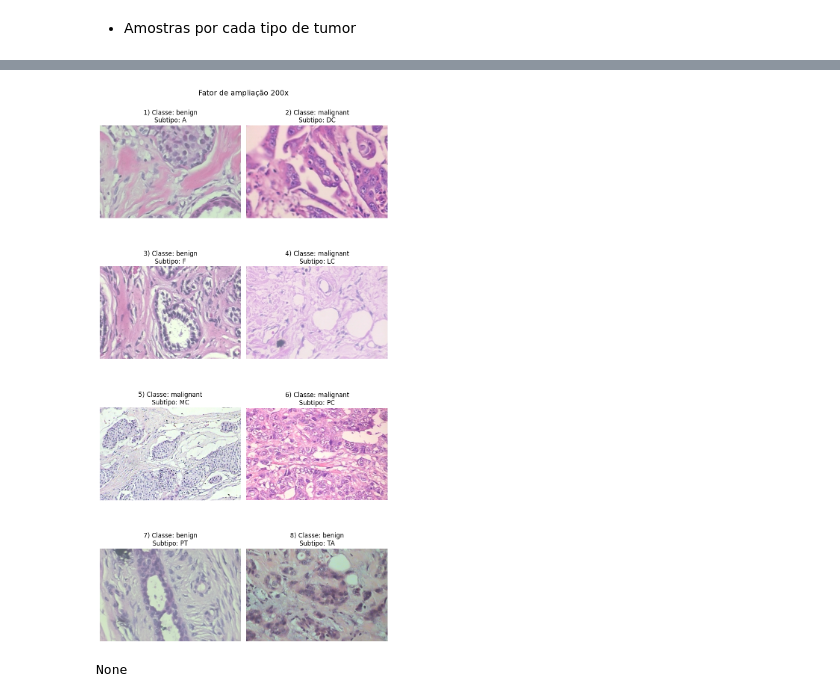
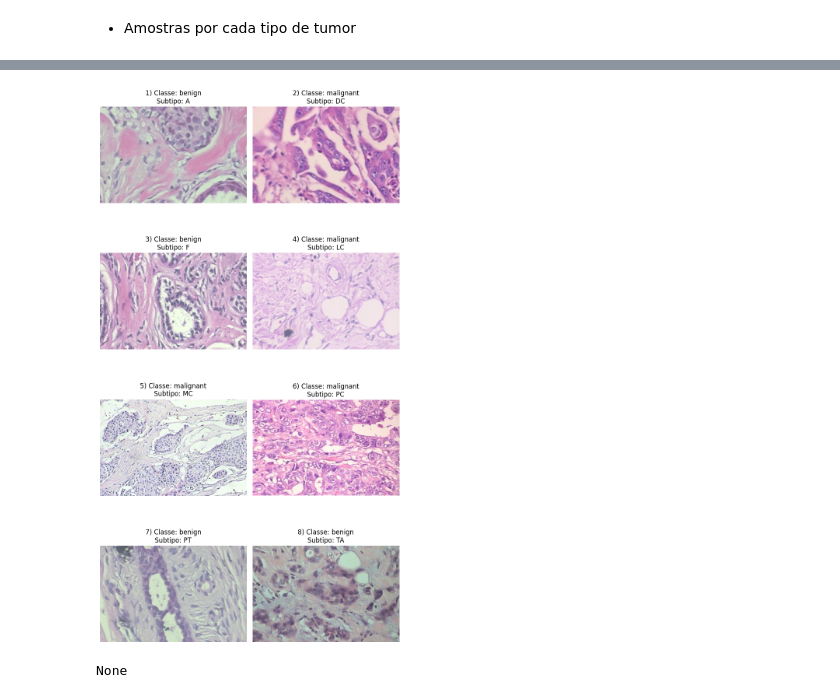
Before and after one commit to geazzy/inteligencia-computacional, a Jupyter notebook: ic-final-project.ipynb, the cells around one changed output, grey strips where cells are left out. Cells and saved outputs as stored; diff of their text form; code cells hidden in the pictures.

```diff
--- a/ic-final-project.ipynb
+++ b/ic-final-project.ipynb
@@ -309,37 +290,37 @@ grouped_df1 = df_x.groupby('tumor_type').first()## mesma imagem em fator de ampl
 image_width = 4
 image_height = 4
 
 # Number of images per row and column
 num_images_per_row = 2
 num_images_per_col = 4
 
 # Create a grid layout
 fig, axes = plt.subplots(num_images_per_col, num_images_per_row, figsize=(num_images_per_row * image_width, num_images_per_col * image_height))
-fig.subplots_adjust(hspace=0.5)  # Adjust the vertical space between subplots
+fig.subplots_adjust(hspace=0.0)  # Adjust the vertical space between subplots
 
 i=0
 for (index, row), ax in zip(grouped_df1.iterrows(), axes.flatten()):
     i=i+1
     img_path = "/kaggle/input/breakhis/BreaKHis_v1/" + row['path']
 
     # Load and display the image
     img = plt.imread(img_path)
     ax.imshow(img)
 #     ax.set_title(f"\nArquivo: {row['filename']}\nClasse: {row['class']}\n Fator ampliação: {index}")
     ax.set_title(f"{i}) Classe: {row['class']}\nSubtipo: {index}")
     ax.axis('off')  # Turn off axis labels
 
-# Add a general title to the entire figure
-plt.suptitle("Fator de ampliação 200x", fontsize=14)
+# # Add a general title to the entire figure
+# plt.suptitle("Fator de ampliação 200x", fontsize=14)
 
-# Adjust layout
-plt.tight_layout(rect=[0, 0.03, 1, 0.95])  # Include space for the suptitle
+# # Adjust layout
+# plt.tight_layout(rect=[0, 0.03, 1, 0.95])  # Include space for the suptitle
 
 # Adjust layout
 plt.tight_layout()
 
 # Display the plot
 display(plt.show())
 # %% [output]
-[figure, old version]
+[figure, new version]
 None
```
Also changed, not shown: parts of 3 cells of this notebook.
